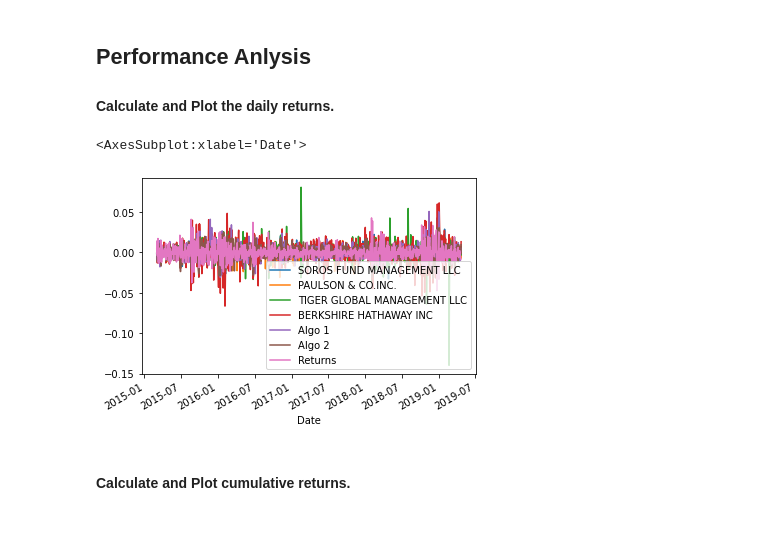
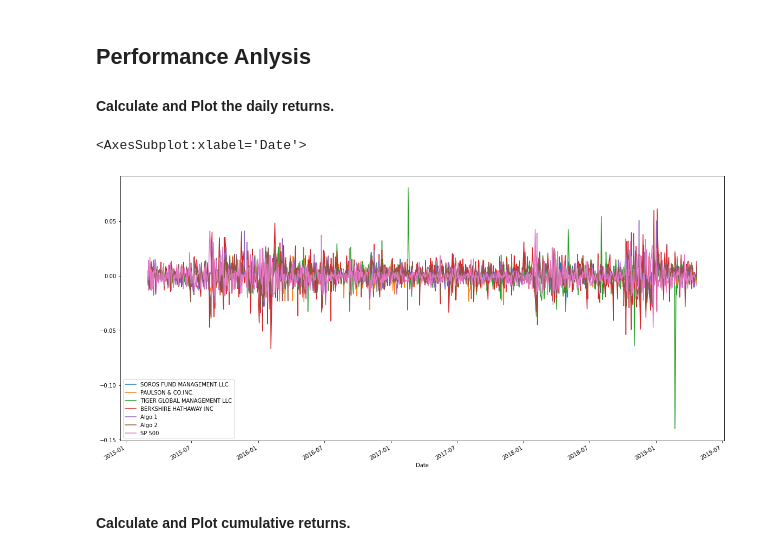
Before and after one commit to Olegreg762/FintechBootcamp, a Jupyter notebook: pandas_homework/Instructions/Starter_Code/whale_analysis.ipynb, the cells around one changed output. Drawn from its saved outputs; the diff is of its cells as text; code cells hidden in the pictures; blank space fills up the shorter version.

```diff
--- a/pandas_homework/Instructions/Starter_Code/whale_analysis.ipynb
+++ b/pandas_homework/Instructions/Starter_Code/whale_analysis.ipynb
@@ -178,6 +179,6 @@ sp500_history.dropna()
 1649 rows × 1 columns
 # %%
 # Rename `Close` Column to be specific to this portfolio.
-sp500_returns = sp500_returns.rename(columns={'Close': 'Returns'})
+sp500_returns = sp500_returns.rename(columns={'Close': 'SP 500'})
 sp500_returns.dropna()
 # %% [output]
@@ -228,10 +229,10 @@ In this section, you will calculate and visualize performance and risk metrics f
 #### Calculate and Plot the daily returns.
 # %%
 # Plot daily returns of all portfolios
-combined_returns.plot()
+combined_returns.plot(figsize=(20, 10))
 # %% [output]
 <AxesSubplot:xlabel='Date'>
-[figure, old version]
+[figure, new version]
 # %% [markdown]
 #### Calculate and Plot cumulative returns.
 # %%
```
Also changed, not shown: parts of 8 cells of this notebook.
